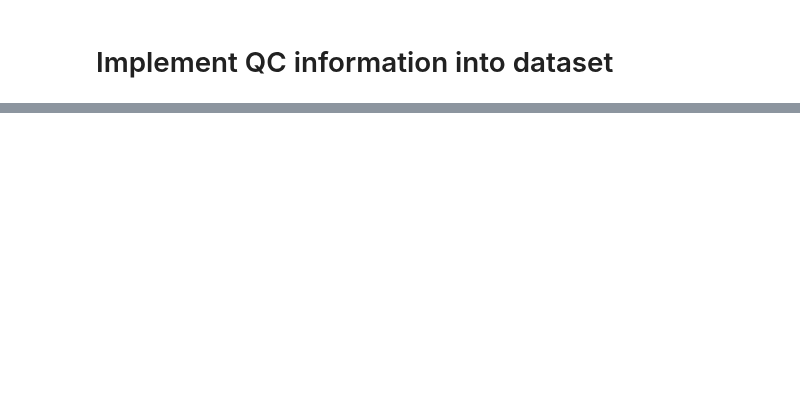
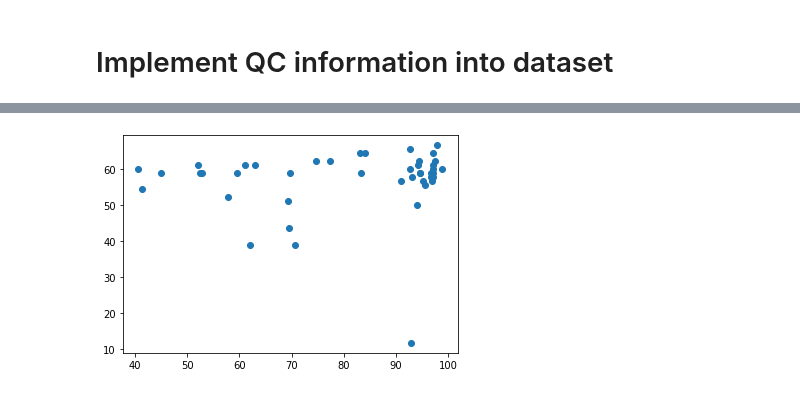
Before and after one commit to jump-cellpainting/jump-scope-analysis, a Jupyter notebook: data-processing.ipynb, the cells around one changed output, grey strips where cells are left out. Cells and saved outputs as stored; diff of their text form; code cells hidden in the pictures; blank space fills up the shorter version.

```diff
--- a/data-processing.ipynb
+++ b/data-processing.ipynb
@@ -193,2 +312,7 @@ match_rep_df
 # %% [markdown]
 # Implement QC information into dataset
+# %%
+# Read CSVs
+
+match_rep_df = pd.read_csv("checkpoints/match_rep_df.csv")
+match_rep_df.columns
@@ -194,0 +329,12 @@ match_rep_df
+# %%
+# def implement_qc_score:
+
+df_list = []
+for root, dirs, files in os.walk("ScopeQC"):
+    for file in files:
+        if file.endswith("csv"):
+            df = pd.read_csv(os.path.join(root, file))
+            df_list.append(df)
+
+qc_df = pd.concat(df_list)
+qc_df
@@ -194,0 +355,9 @@ match_rep_df
+# %%
+for i, df in qc_df.groupby("Plate ID"):
+    # if np.nan in df["Good Image Count"].values:
+    #     print(df["Plate ID"])
+    plate_id = df["Plate ID"].unique()[0]
+    perc_good = sum(df["Good Image Count"])/len(df["Good Image Count"]) * 100
+    print(plate_id, perc_good)
+    match_rep_df.loc[match_rep_df["Assay_Plate_Barcode"] == plate_id, "percent_good"] = perc_good
+match_rep_df
@@ -194,0 +395,7 @@ match_rep_df
+# %%
+fig, ax = plt.subplots()
+df = match_rep_df[(~match_rep_df["Batch"].str.contains("siteSub")) & (match_rep_df["sphering"] == True)]
+ax.scatter(df["percent_good"], df["Percent_Replicating"], label=df["Vendor"])
+fig.set_facecolor("white")
+# %% [output]
+[figure, added]
```
Also changed, not shown: parts of 19 cells of this notebook.
